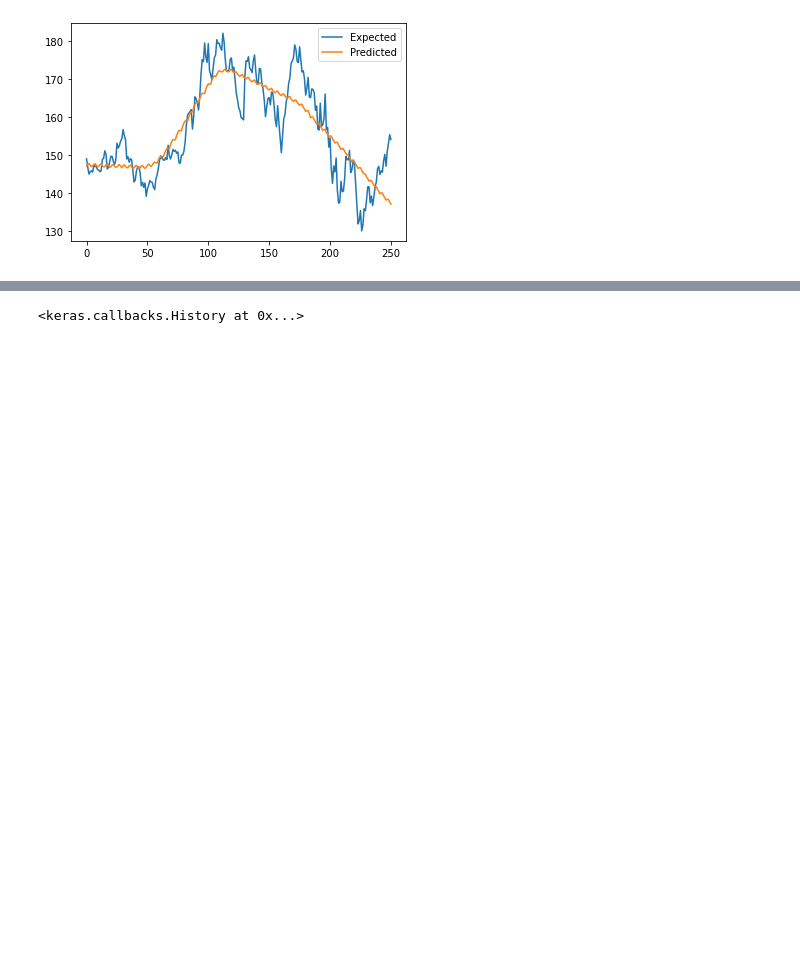
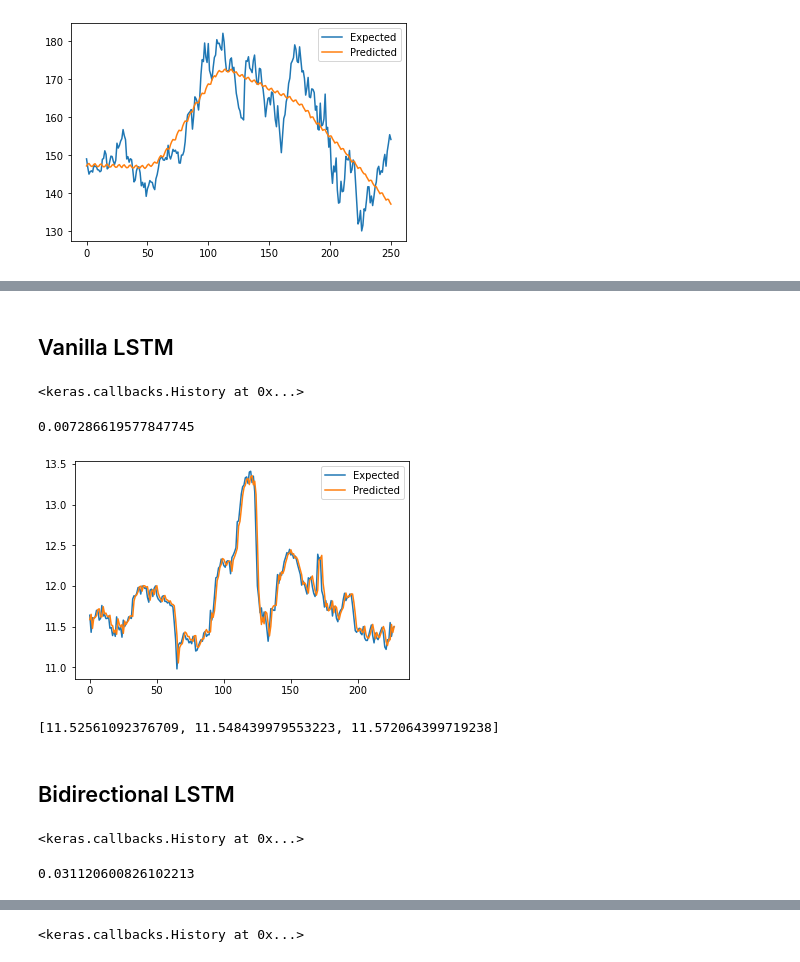
Before and after one commit to dvh549/Portfolio_Optimisation, a Jupyter notebook: ml_playground.ipynb, the cells around one changed output, grey strips where cells are left out. Cells and saved outputs as stored; diff of their text form; code cells hidden in the pictures; blank space fills up the shorter version.

Commit message:
Additions and Updates
Additions:
- Deep learning models.
- Saved the best performing model.

Updates:
- Added load_model function.
- Changed config_dict.

```diff
--- a/ml_playground.ipynb
+++ b/ml_playground.ipynb
@@ -17,7 +17,7 @@ from tensorflow.keras.models import Sequential
 from tensorflow.keras.layers import LSTM, Dense, Bidirectional, Dropout
 # %%
 start, end = (datetime.today() - timedelta(days=365)).strftime("%Y-%m-%d"), datetime.today().strftime("%Y-%m-%d")
-data = pdr.get_data_yahoo("AAPL", start=start, end=end)
+data = pdr.get_data_yahoo("O39.SI", start=start, end=end)
 close = data["Close"]
 # %% [output]
 [*********************100%***********************]  1 of 1 completed
@@ -103,3 +103,35 @@ plot_graph(tailored_df["y"], filtered_results["yhat"])
 # %%
 X, y = sampling(close.tolist(), 24)
 X = X.reshape((X.shape[0], X.shape[1], 1))
+# %% [markdown]
+## Vanilla LSTM
+# %%
+model = Sequential()
+model.add(LSTM(20, activation='relu', input_shape=(24, 1)))
+model.add(Dense(1))
+model.compile(optimizer="adam", loss="mae")
+# %%
+model.fit(X, y, epochs=150, batch_size=32, verbose=0)
+# %% [output]
+<keras.callbacks.History at 0x...>
+# %%
+predictions = model.predict(X, verbose=0)
+# %%
+mean_absolute_percentage_error(y, predictions)
+# %% [output]
+0.007286619577847745
+# %%
+plot_graph(y, predictions)
+# %% [output]
+[figure, added]
+# %%
+predictions = []
+x_input = np.array([[price] for price in close.iloc[-24:]])
+for _ in range(3):
+    temp = x_input.reshape((1, 24, 1))
+    yhat = model.predict(temp, verbose=0)[0][0]
+    predictions.append(float(yhat))
+    x_input = np.append(x_input[1:], [yhat])
+predictions
+# %% [output]
+[11.52561092376709, 11.548439979553223, 11.572064399719238]
@@ -105,0 +144,2 @@ X = X.reshape((X.shape[0], X.shape[1], 1))
+# %% [markdown]
+## Bidirectional LSTM
@@ -105,0 +151,4 @@ X = X.reshape((X.shape[0], X.shape[1], 1))
+# %%
+model.fit(X, y, epochs=150, batch_size=32, verbose=0)
+# %% [output]
+<keras.callbacks.History at 0x...>
@@ -105,0 +157,4 @@ X = X.reshape((X.shape[0], X.shape[1], 1))
+# %%
+mean_absolute_percentage_error(y, predictions)
+# %% [output]
+0.031120600826102213
```
Also changed, not shown: parts of 14 cells of this notebook, 3 other files.
